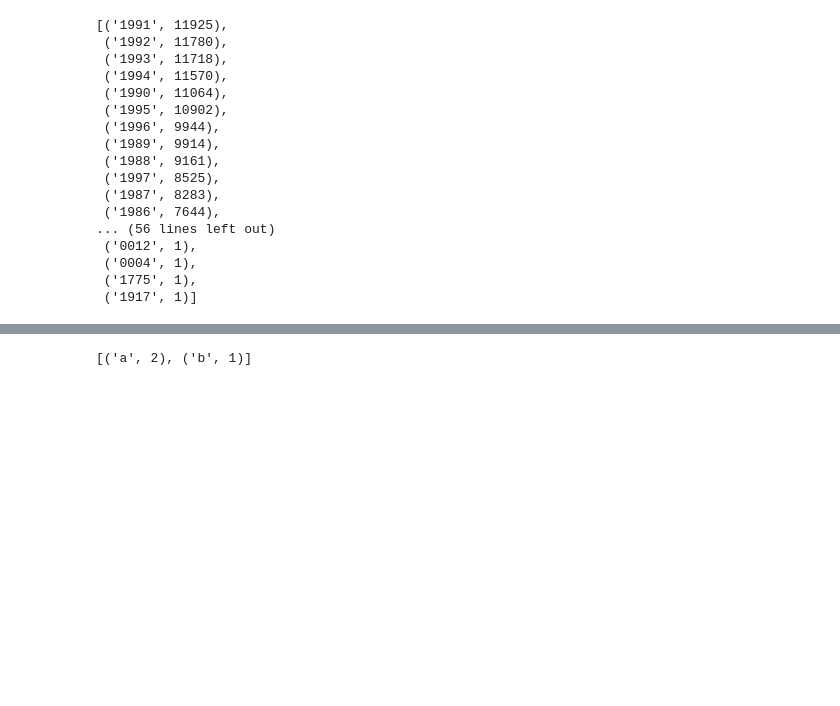
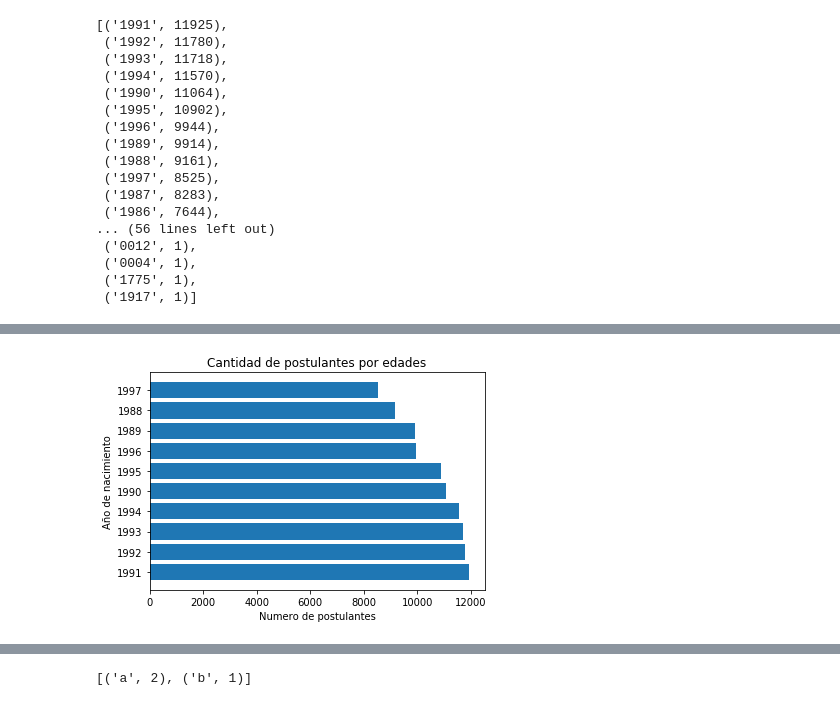
Before and after one commit to ignamiguel/data-science, a Jupyter notebook: fingers/02/Finger 02.ipynb, the cells around one changed output, grey strips where cells are left out. Cells and saved outputs as stored; diff of their text form; code cells hidden in the pictures; blank space fills up the shorter version.

```diff
--- a/fingers/02/Finger 02.ipynb
+++ b/fingers/02/Finger 02.ipynb
@@ -172,3 +172,6 @@ sorted(edades, key=lambda x: x[1], reverse=True)
  ('0004', 1),
  ('1775', 1),
  ('1917', 1)]
+# %%
+edades_test = sorted(edades, key=lambda x: x[1], reverse=True)[0:10]
+edades_test
@@ -175,17 +189,20 @@ sorted(edades, key=lambda x: x[1], reverse=True)
 # %%
 import numpy as np
 import matplotlib.pyplot as plt
 import seaborn as sns
 
 %matplotlib inline
 
-days = [t[0] for t in day_of_week_crimes]
-y_pos = np.arange(len(days))
-crimes = [t[1] for t in day_of_week_crimes]
+ages = [t[0] for t in edades_test]
+y_pos = np.arange(len(ages))
+num_people = [t[1] for t in edades_test]
 
-plt.barh(y_pos, crimes)
-plt.yticks(y_pos, days)
-plt.xlabel('Crimes')
-plt.title('Crimenes por dia de la semana')
+plt.barh(y_pos, num_people)
+plt.yticks(y_pos, ages)
+plt.ylabel('Año de nacimiento')
+plt.xlabel('Número de postulantes')
+plt.title('Cantidad de postulantes por edades')
 
 plt.show()
+# %% [output]
+[figure, added]
```
Also changed, not shown: parts of 3 cells of this notebook.
